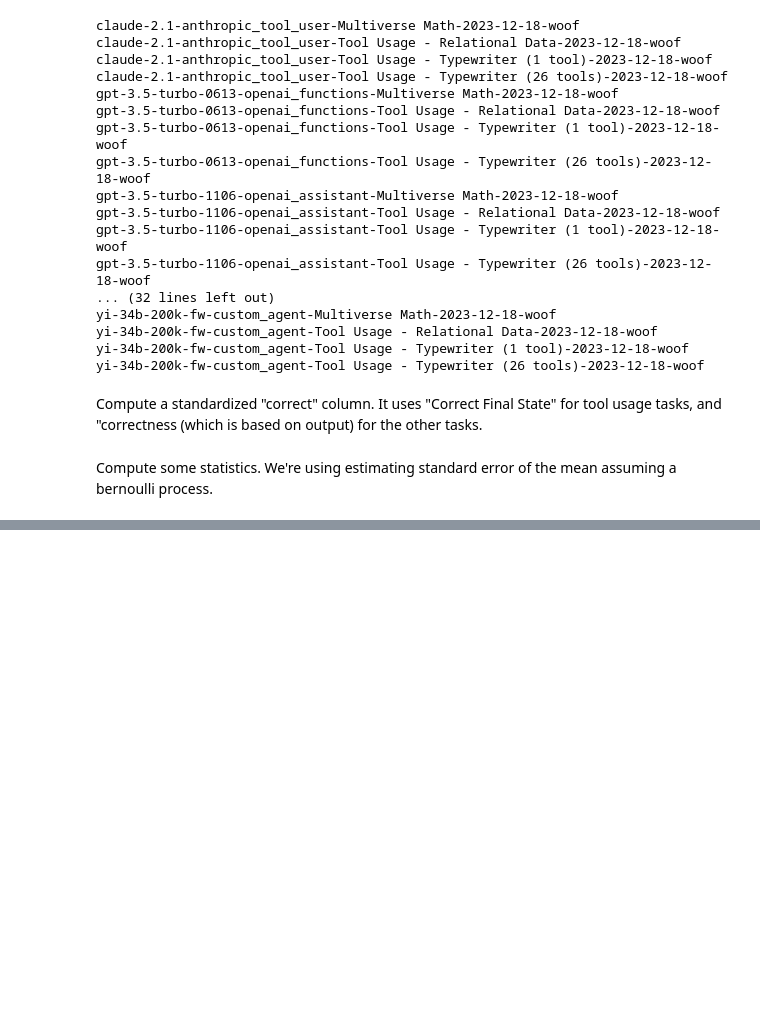
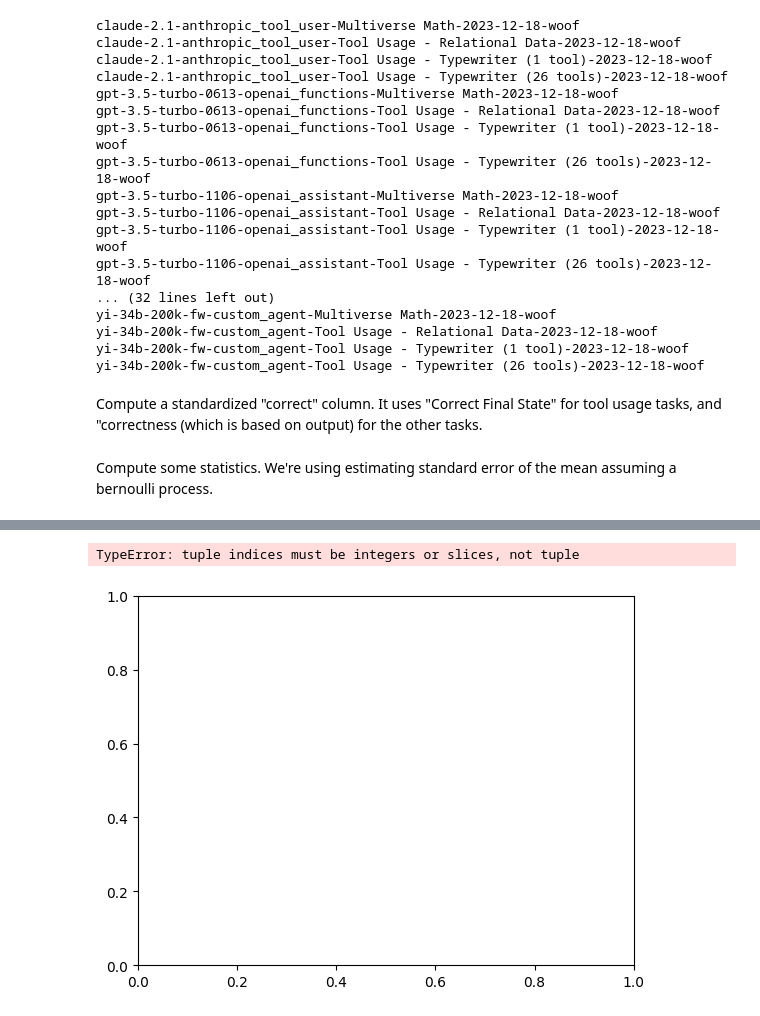
Before and after one commit to langchain-ai/langchain-benchmarks, a Jupyter notebook: docs/source/notebooks/tool_usage/analysis.ipynb, the cells around one changed output, grey strips where cells are left out. Cells and saved outputs as stored; diff of their text form; code cells hidden in the pictures; blank space fills up the shorter version.

```diff
--- a/docs/source/notebooks/tool_usage/analysis.ipynb
+++ b/docs/source/notebooks/tool_usage/analysis.ipynb
@@ -199,0 +292,2 @@ plt.show()
+# %%
+subset_df = stats_df.set_index('task').loc['Tool Usage - Relational Data']
@@ -199,0 +315,4 @@ plt.show()
+# %%
+models = subset_df.model.to_list()
+pct_correct = subset_df['% correct']
+error = subset_df['error']
@@ -199,0 +334,28 @@ plt.show()
+# %%
+import matplotlib.pyplot as plt
+
+fig, ax = plt.subplots()
+
+# colormap = plt.get_cmap("Set3").colors
+
+# c = [colormap[idx] for idx in enumerate(models)]
+# fruits = ['apple', 'blueberry', 'cherry', 'orange']
+# counts = [40, 100, 30, 55]
+# bar_labels = ['red', 'blue', '_red', 'orange']
+# bar_colors = ['tab:red', 'tab:blue', 'tab:red', 'tab:orange']
+
+# Add some text for labels, title and custom x-axis tick labels, etc.
+ax.set_ylabel("% Questions Answered Correctly")
+ax.set_title("Tool Usage Performance")
+
+
+ax.bar(models, pct_correct)
+
+ax.set_ylabel('fruit supply')
+ax.set_title('Fruit supply by kind and color')
+# ax.legend(title='Fruit color')
+
+plt.show()
+# %% [output]
+TypeError: tuple indices must be integers or slices, not tuple
+[figure, added]
```
Also changed, not shown: parts of 12 cells of this notebook.
